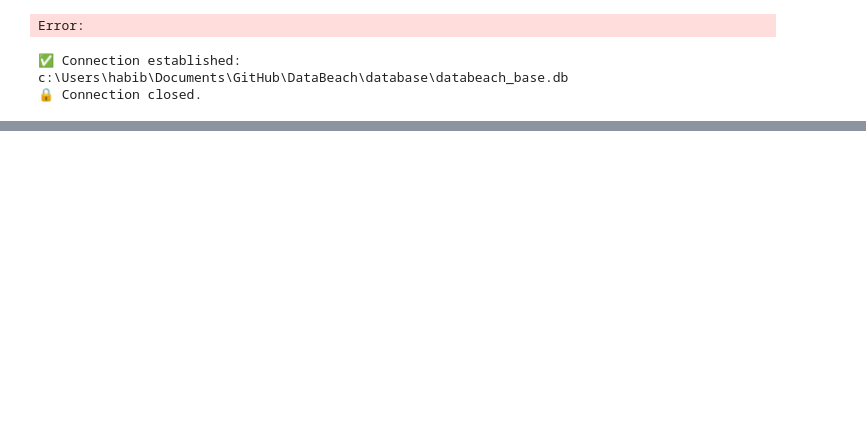
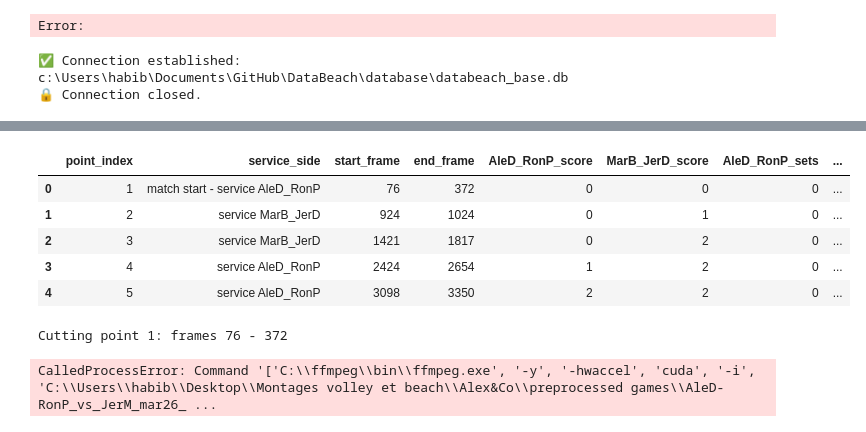
Before and after one commit to AlexisDardelet/DataBeach, a Jupyter notebook: scripts/notebook_tests.ipynb, the cells around one changed output, grey strips where cells are left out. Drawn from its saved outputs; the diff is of its cells as text; code cells hidden in the pictures; blank space fills up the shorter version.

```diff
--- a/scripts/notebook_tests.ipynb
+++ b/scripts/notebook_tests.ipynb
@@ -116,0 +186,24 @@ for point_id in undetermined_points:
+# %%
+from video_edit_utils import *
+import pandas as pd
+import os
+
+action_df = pd.read_csv(r'C:\Users\habib\Documents\GitHub\DataBeach\scripts\indexed_df_points\indexed_df_points_AleD-RonP_mar26_session_01_started.csv')
+
+action_df.head()
+# %% [output]
+|  | point_index | service_side | start_frame | end_frame | AleD_RonP_score | MarB_JerD_score | AleD_RonP_sets | ... |
+| 0 | 1 | match start - service AleD_RonP | 76 | 372 | 0 | 0 | 0 | ... |
+| 1 | 2 | service MarB_JerD | 924 | 1024 | 0 | 1 | 0 | ... |
+| 2 | 3 | service MarB_JerD | 1421 | 1817 | 0 | 2 | 0 | ... |
+| 3 | 4 | service AleD_RonP | 2424 | 2654 | 1 | 2 | 0 | ... |
+| 4 | 5 | service AleD_RonP | 3098 | 3350 | 2 | 2 | 0 | ... |
+# %%
+extract_segments_from_df_gpu(
+    video_path = r'C:\Users\habib\Desktop\Montages volley et beach\Alex&Co\preprocessed games\AleD-RonP_vs_JerM_mar26_session_01_started.mp4',
+    actions_df=action_df,
+    output_dir=r'C:\Users\habib\Desktop\Montages volley et beach\Alex&Co\segmented points'
+)
+# %% [output]
+Cutting point 1: frames 76 - 372
+CalledProcessError: Command '['C:\\ffmpeg\\bin\\ffmpeg.exe', '-y', '-hwaccel', 'cuda', '-i', 'C:\\Users\\habib\\Desktop\\Montages volley et beach\\Alex&Co\\preprocessed games\\AleD-RonP_vs_JerM_mar26_ ...
```
Also changed, not shown: parts of 10 cells of this notebook, 5 other files.
